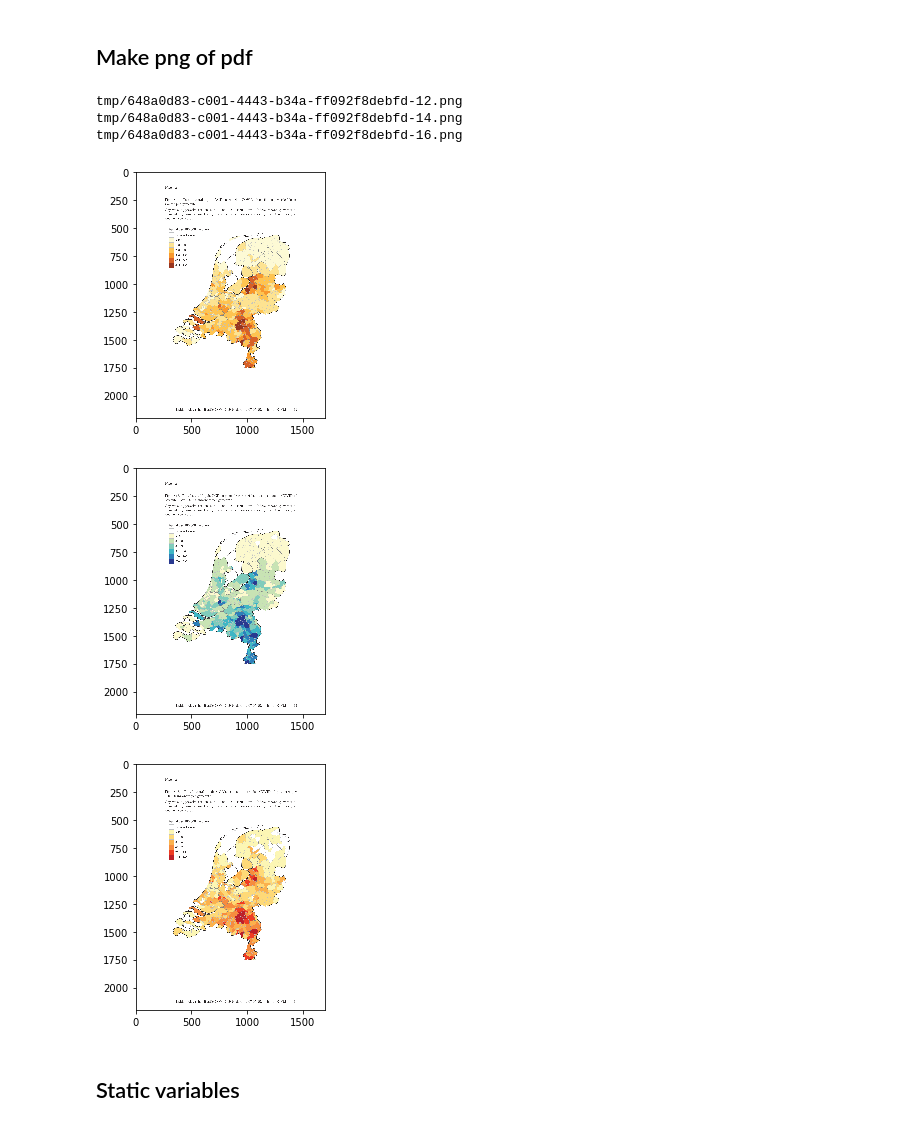
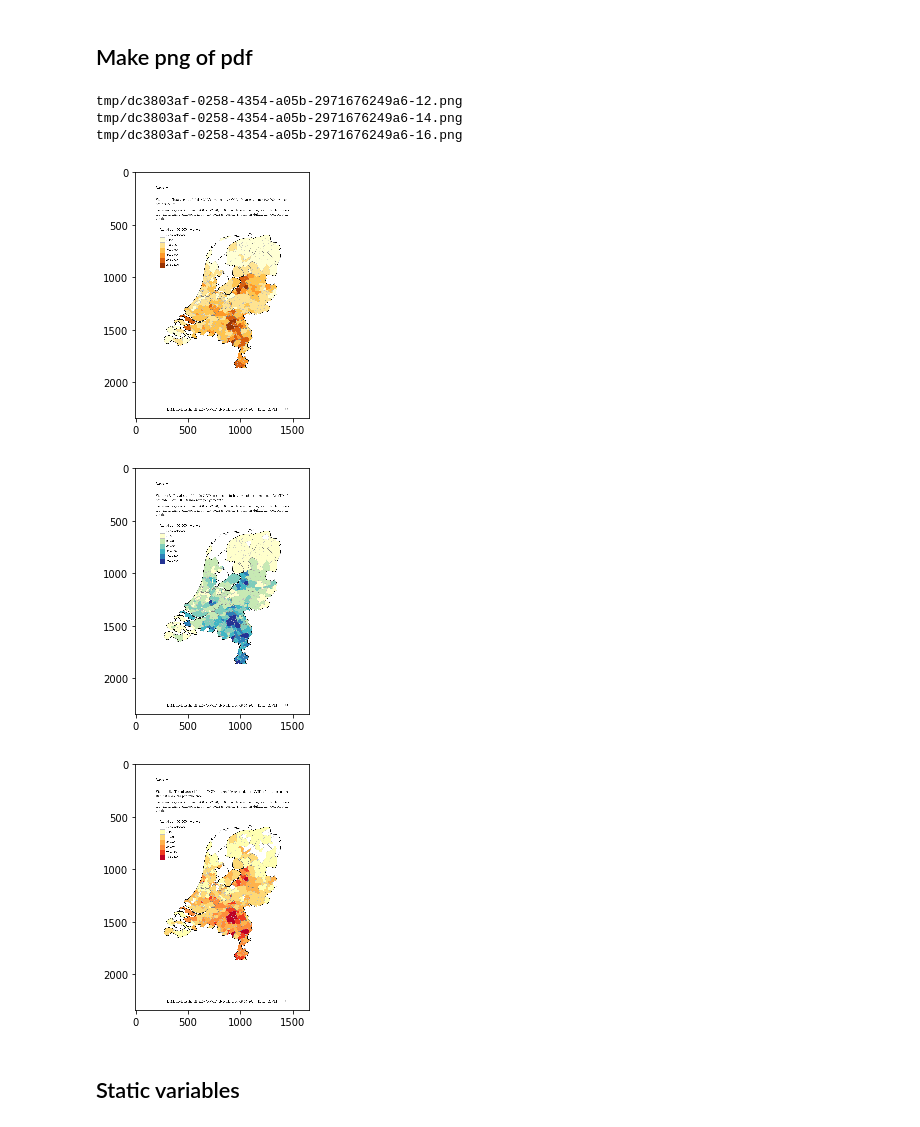
Before and after one commit to J535D165/CoronaWatchNL, a Jupyter notebook: workflows/rivm_pdf/pdf_extract_map.ipynb, the cells around one changed output. Cells and saved outputs as stored; diff of their text form; code cells hidden in the pictures.

Commit message:
Add remaining data and plots 2020-05-08

```diff
--- a/workflows/rivm_pdf/pdf_extract_map.ipynb
+++ b/workflows/rivm_pdf/pdf_extract_map.ipynb
@@ -34,34 +34,34 @@ except Exception:
 
 Path(temp_folder).mkdir(exist_ok=True)
 # %%
-report_fp = "reports/COVID-19_epidemiological_report_20200507.pdf"
+report_fp = "../../reports/COVID-19_epidemiological_report_20200508.pdf"
 
 images = convert_from_path(
     report_fp,
     output_folder=temp_folder,
     fmt='png',
     first_page=first_page,
     last_page=last_page,
 )
 
 image_files = dict(zip(["Totaal_diff", "Totaal", "Ziekenhuisopname_diff", "Ziekenhuisopname", "Overleden_diff", "Overleden"], sorted(Path("tmp").glob("*.png"))))
 
 for key, image_file in image_files.items():
 
     if key.endswith("_diff"):
         continue
 
     print(image_file)
     plt.figure()
     image = skimage.io.imread(image_file)
     skimage.io.imshow(image)
 # %% [output]
-tmp/648a0d83-c001-4443-b34a-ff092f8debfd-12.png
-tmp/648a0d83-c001-4443-b34a-ff092f8debfd-14.png
-tmp/648a0d83-c001-4443-b34a-ff092f8debfd-16.png
+tmp/dc3803af-0258-4354-a05b-2971676249a6-12.png
+tmp/dc3803af-0258-4354-a05b-2971676249a6-14.png
+tmp/dc3803af-0258-4354-a05b-2971676249a6-16.png
-[figure, old version]
+[figure, new version]
-[figure, old version]
+[figure, new version]
-[figure, old version]
+[figure, new version]
 # %% [markdown]
 ## Static variables
 # %%
```
Also changed, not shown: parts of 19 cells of this notebook, 50 other files.
